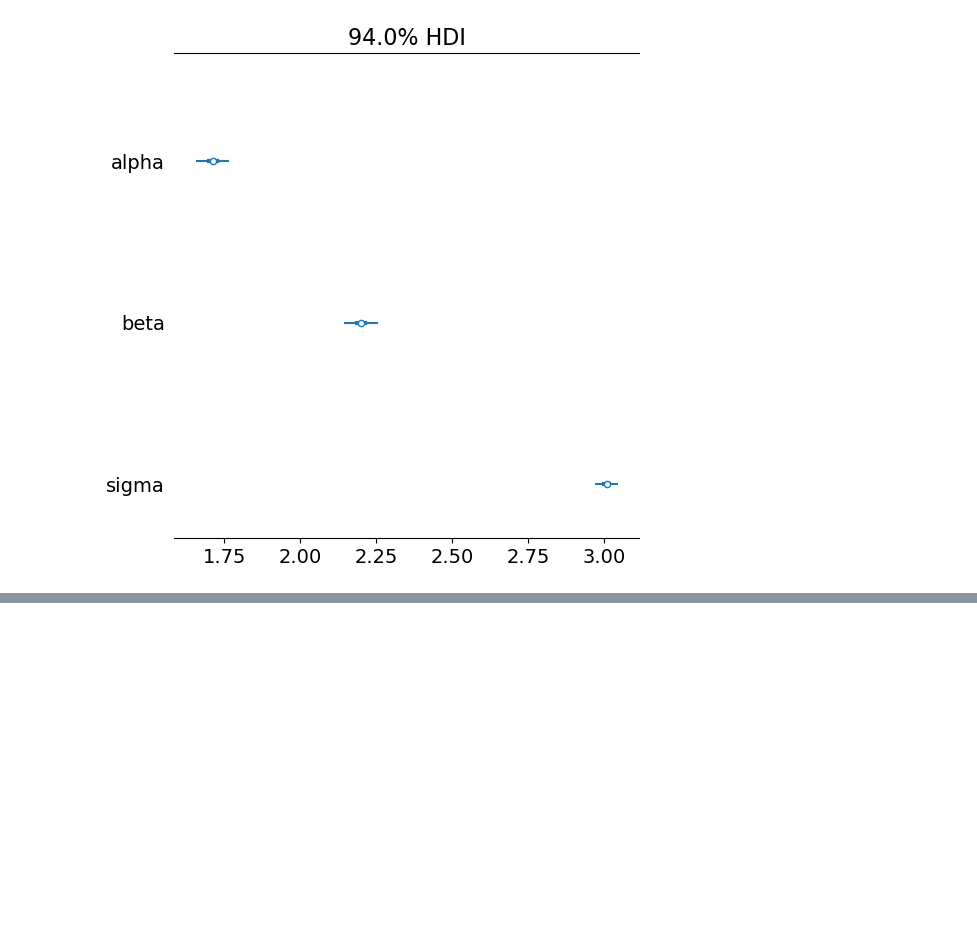
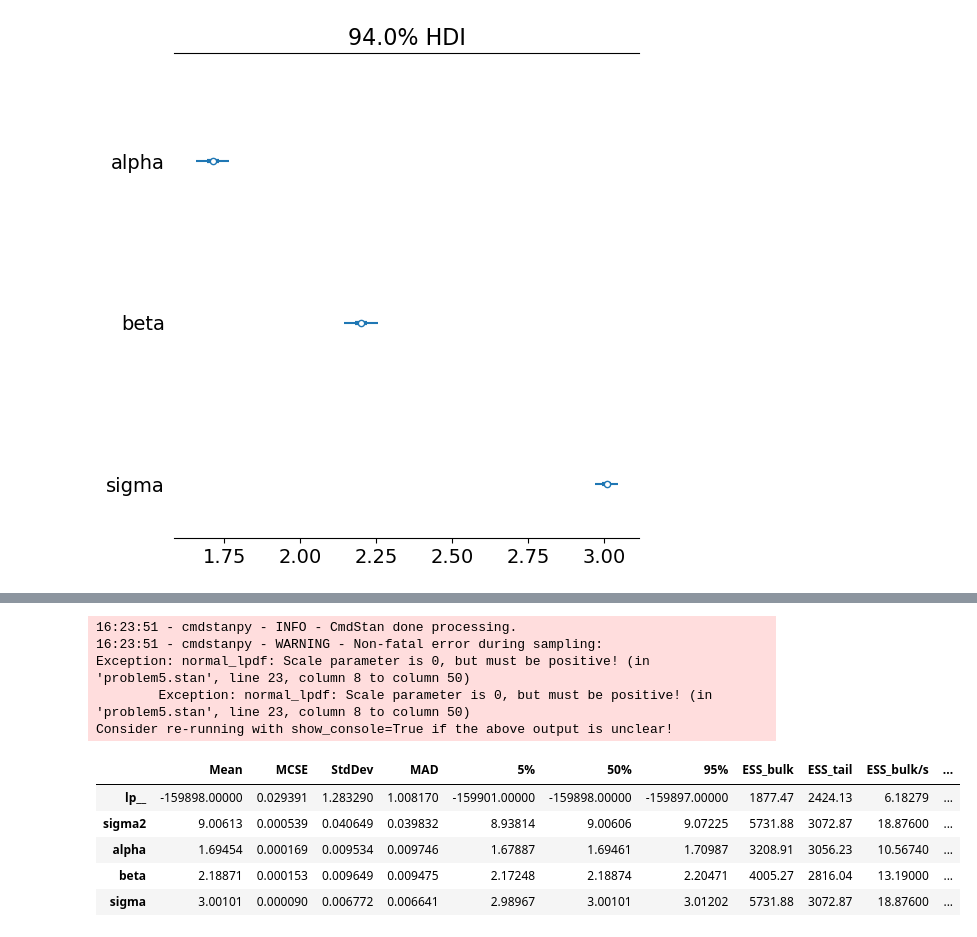
Before and after one commit to amahammad132/COGS4210, a Jupyter notebook: HW3/hw_code_solutions.ipynb, the cells around one changed output, grey strips where cells are left out. Drawn from its saved outputs; the diff is of its cells as text; code cells hidden in the pictures; blank space fills up the shorter version.

Commit message:
finished problem 5

```diff
--- a/HW3/hw_code_solutions.ipynb
+++ b/HW3/hw_code_solutions.ipynb
@@ -422,3 +422,31 @@ az.plot_forest(fit, var_names=['alpha', 'beta', 'sigma'], combined=True)
 # %% [output]
 array([<Axes: title={'center': '94.0% HDI'}>], dtype=object)
 [figure]
+# %%
+#10 times the original sample
+# Simulation 2
+
+N = 10000 * 10
+alpha = 1.7
+beta = 2.2
+sigma = 3.
+noise = np.random.normal(size=N)
+
+x = np.random.normal(size=N)
+y = alpha + beta * x + sigma * noise
+
+data_dict2 = {
+    "N": N,
+    "y": y,
+    "x": x
+}
+
+fit = model.sample(
+    data = data_dict2,
+    chains = 4,
+    iter_warmup=1000,
+    iter_sampling = 1000
+)
+
+fit.summary()
+# %% [output]
@@ -424,0 +454,11 @@ array([<Axes: title={'center': '94.0% HDI'}>], dtype=object)
+16:23:51 - cmdstanpy - INFO - CmdStan done processing.
+16:23:51 - cmdstanpy - WARNING - Non-fatal error during sampling:
+Exception: normal_lpdf: Scale parameter is 0, but must be positive! (in 'problem5.stan', line 23, column 8 to column 50)
+        Exception: normal_lpdf: Scale parameter is 0, but must be positive! (in 'problem5.stan', line 23, column 8 to column 50)
+Consider re-running with show_console=True if the above output is unclear!
+|  | Mean | MCSE | StdDev | MAD | 5% | 50% | 95% | ESS_bulk | ESS_tail | ESS_bulk/s | ... |
+| lp__ | -159898.00000 | 0.029391 | 1.283290 | 1.008170 | -159901.00000 | -159898.00000 | -159897.00000 | 1877.47 | 2424.13 | 6.18279 | ... |
+| sigma2 | 9.00613 | 0.000539 | 0.040649 | 0.039832 | 8.93814 | 9.00606 | 9.07225 | 5731.88 | 3072.87 | 18.87600 | ... |
+| alpha | 1.69454 | 0.000169 | 0.009534 | 0.009746 | 1.67887 | 1.69461 | 1.70987 | 3208.91 | 3056.23 | 10.56740 | ... |
+| beta | 2.18871 | 0.000153 | 0.009649 | 0.009475 | 2.17248 | 2.18874 | 2.20471 | 4005.27 | 2816.04 | 13.19000 | ... |
+| sigma | 3.00101 | 0.000090 | 0.006772 | 0.006641 | 2.98967 | 3.00101 | 3.01202 | 5731.88 | 3072.87 | 18.87600 | ... |
```
Also changed, not shown: parts of 1 cell of this notebook.
